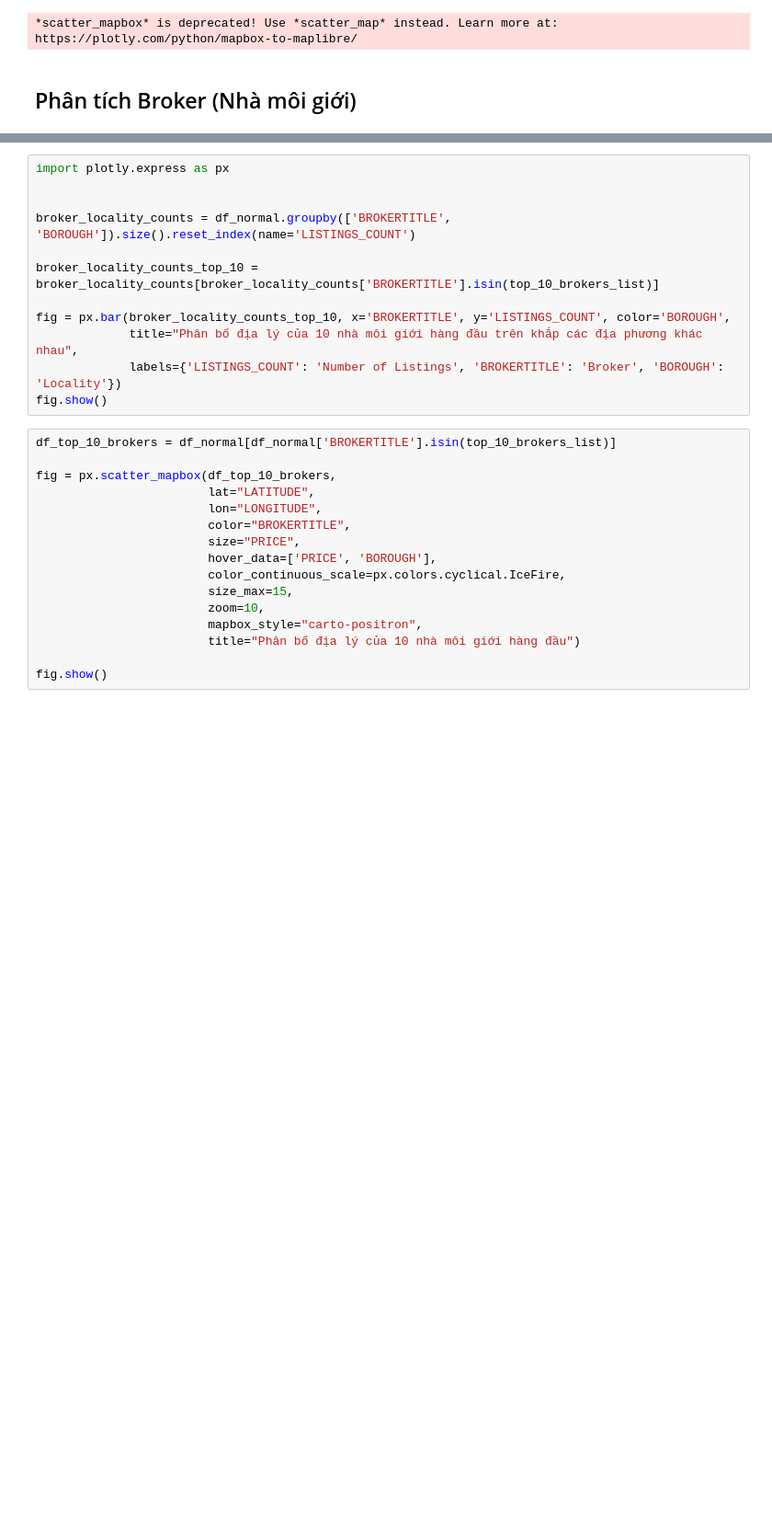
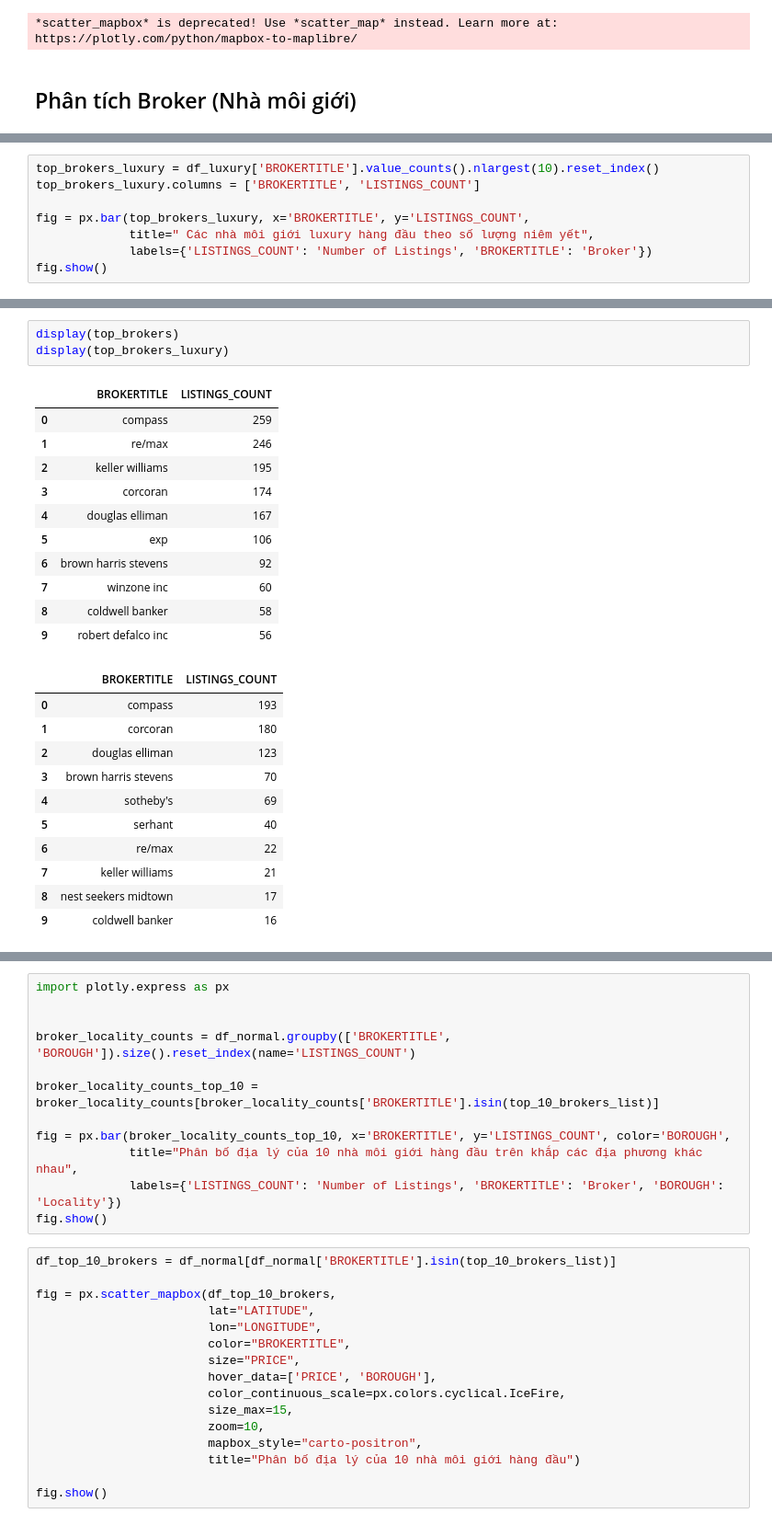
Before and after one commit to ducmanh1313/price_house_ny, a Jupyter notebook: notebooks/EDA_data.ipynb, the cells around one changed output, grey strips where cells are left out. Shown at 92% size. Drawn from its saved outputs; the diff is of its cells as text; blank space fills up the shorter version.

```diff
--- a/notebooks/EDA_data.ipynb
+++ b/notebooks/EDA_data.ipynb
@@ -1325,0 +1363,8 @@ fig.show()
+# %%
+top_brokers_luxury = df_luxury['BROKERTITLE'].value_counts().nlargest(10).reset_index()
+top_brokers_luxury.columns = ['BROKERTITLE', 'LISTINGS_COUNT']
+
+fig = px.bar(top_brokers_luxury, x='BROKERTITLE', y='LISTINGS_COUNT',
+             title=" Các nhà môi giới luxury hàng đầu theo số lượng niêm yết",
+             labels={'LISTINGS_COUNT': 'Number of Listings', 'BROKERTITLE': 'Broker'})
+fig.show()
@@ -1325,0 +1379,26 @@ fig.show()
+# %%
+display(top_brokers)
+display(top_brokers_luxury)
+# %% [output]
+|  | BROKERTITLE | LISTINGS_COUNT |
+| 0 | compass | 259 |
+| 1 | re/max | 246 |
+| 2 | keller williams | 195 |
+| 3 | corcoran | 174 |
+| 4 | douglas elliman | 167 |
+| 5 | exp | 106 |
+| 6 | brown harris stevens | 92 |
+| 7 | winzone inc | 60 |
+| 8 | coldwell banker | 58 |
+| 9 | robert defalco inc | 56 |
+|  | BROKERTITLE | LISTINGS_COUNT |
+| 0 | compass | 193 |
+| 1 | corcoran | 180 |
+| 2 | douglas elliman | 123 |
+| 3 | brown harris stevens | 70 |
+| 4 | sotheby's | 69 |
+| 5 | serhant | 40 |
+| 6 | re/max | 22 |
+| 7 | keller williams | 21 |
+| 8 | nest seekers midtown | 17 |
+| 9 | coldwell banker | 16 |
```
Also changed, not shown: parts of 13 cells of this notebook, 1 other file.
